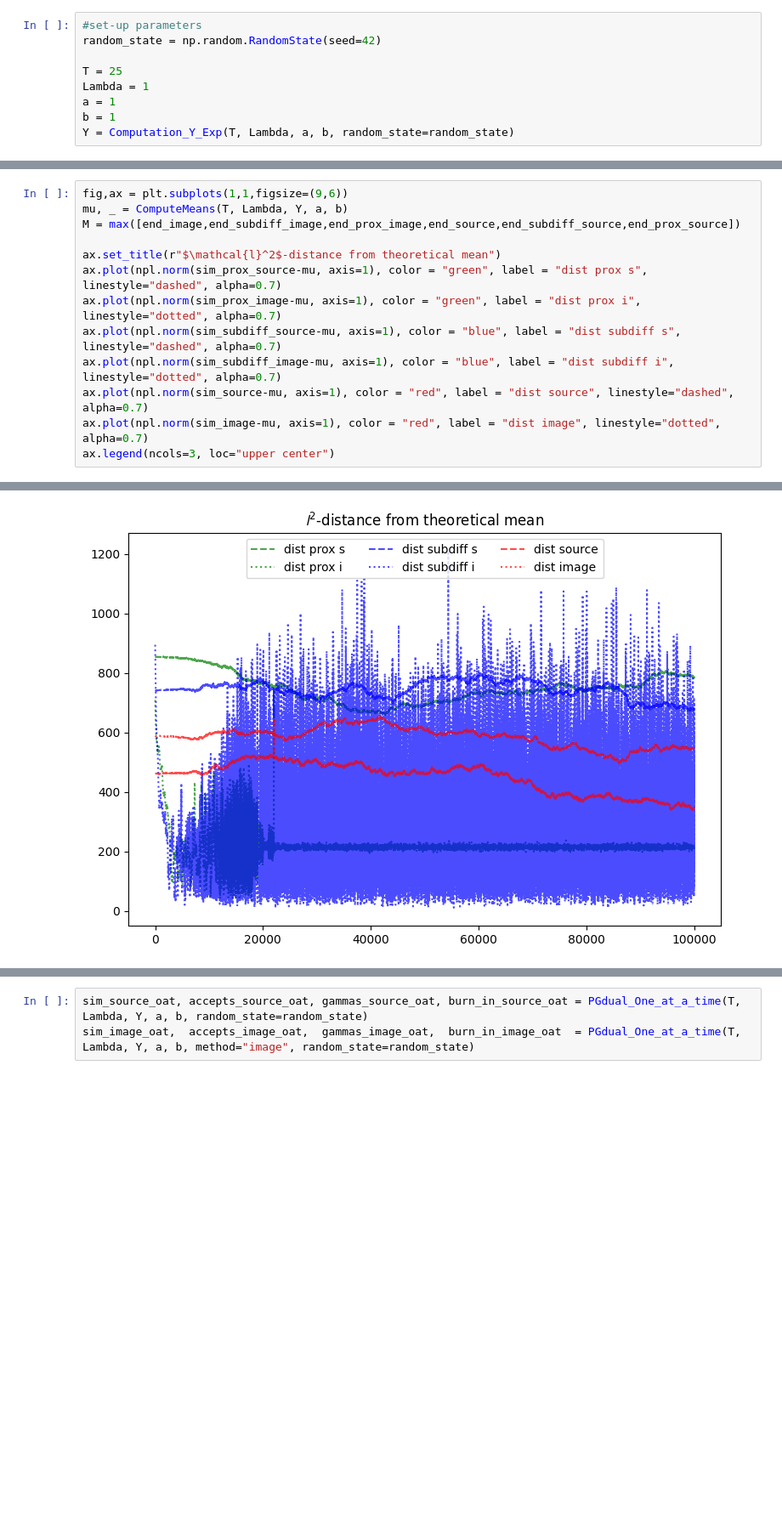
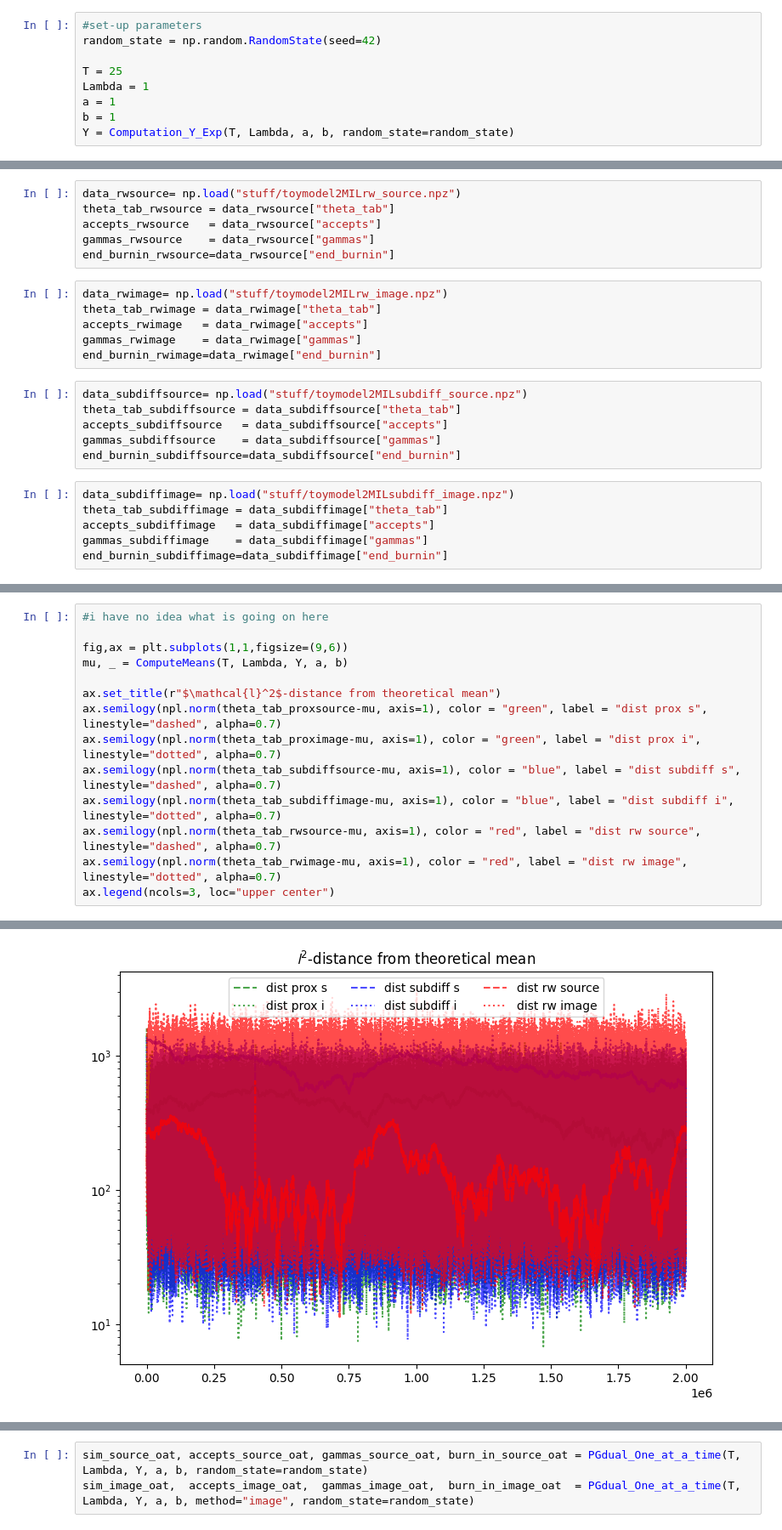
Before and after one commit to vetlerl/mcmc-epidemic, a Jupyter notebook: toy_example_graphics_new.ipynb, the cells around one changed output, grey strips where cells are left out. Shown at 85% size. Cells and saved outputs as stored; diff of their text form; blank space fills up the shorter version.

```diff
--- a/toy_example_graphics_new.ipynb
+++ b/toy_example_graphics_new.ipynb
@@ -80,0 +104,24 @@ ax.legend(ncols=4)
+# %%
+data_rwsource= np.load("stuff/toymodel2MILrw_source.npz")
+theta_tab_rwsource = data_rwsource["theta_tab"]
+accepts_rwsource   = data_rwsource["accepts"]
+gammas_rwsource    = data_rwsource["gammas"]
+end_burnin_rwsource=data_rwsource["end_burnin"]
+# %%
+data_rwimage= np.load("stuff/toymodel2MILrw_image.npz")
+theta_tab_rwimage = data_rwimage["theta_tab"]
+accepts_rwimage   = data_rwimage["accepts"]
+gammas_rwimage    = data_rwimage["gammas"]
+end_burnin_rwimage=data_rwimage["end_burnin"]
+# %%
+data_subdiffsource= np.load("stuff/toymodel2MILsubdiff_source.npz")
+theta_tab_subdiffsource = data_subdiffsource["theta_tab"]
+accepts_subdiffsource   = data_subdiffsource["accepts"]
+gammas_subdiffsource    = data_subdiffsource["gammas"]
+end_burnin_subdiffsource=data_subdiffsource["end_burnin"]
+# %%
+data_subdiffimage= np.load("stuff/toymodel2MILsubdiff_image.npz")
+theta_tab_subdiffimage = data_subdiffimage["theta_tab"]
+accepts_subdiffimage   = data_subdiffimage["accepts"]
+gammas_subdiffimage    = data_subdiffimage["gammas"]
+end_burnin_subdiffimage=data_subdiffimage["end_burnin"]
@@ -120,16 +239,17 @@ ax.legend(ncols=3, loc="upper center")
 # %%
+#i have no idea what is going on here
+
 fig,ax = plt.subplots(1,1,figsize=(9,6))
 mu, _ = ComputeMeans(T, Lambda, Y, a, b)
-M = max([end_image,end_subdiff_image,end_prox_image,end_source,end_subdiff_source,end_prox_source])
 
 ax.set_title(r"$\mathcal{l}^2$-distance from theoretical mean")
-ax.plot(npl.norm(sim_prox_source-mu, axis=1), color = "green", label = "dist prox s", linestyle="dashed", alpha=0.7)
-ax.plot(npl.norm(sim_prox_image-mu, axis=1), color = "green", label = "dist prox i", linestyle="dotted", alpha=0.7)
-ax.plot(npl.norm(sim_subdiff_source-mu, axis=1), color = "blue", label = "dist subdiff s", linestyle="dashed", alpha=0.7)
-ax.plot(npl.norm(sim_subdiff_image-mu, axis=1), color = "blue", label = "dist subdiff i", linestyle="dotted", alpha=0.7)
-ax.plot(npl.norm(sim_source-mu, axis=1), color = "red", label = "dist source", linestyle="dashed", alpha=0.7)
-ax.plot(npl.norm(sim_image-mu, axis=1), color = "red", label = "dist image", linestyle="dotted", alpha=0.7)
+ax.semilogy(npl.norm(theta_tab_proxsource-mu, axis=1), color = "green", label = "dist prox s", linestyle="dashed", alpha=0.7)
+ax.semilogy(npl.norm(theta_tab_proximage-mu, axis=1), color = "green", label = "dist prox i", linestyle="dotted", alpha=0.7)
+ax.semilogy(npl.norm(theta_tab_subdiffsource-mu, axis=1), color = "blue", label = "dist subdiff s", linestyle="dashed", alpha=0.7)
+ax.semilogy(npl.norm(theta_tab_subdiffimage-mu, axis=1), color = "blue", label = "dist subdiff i", linestyle="dotted", alpha=0.7)
+ax.semilogy(npl.norm(theta_tab_rwsource-mu, axis=1), color = "red", label = "dist rw source", linestyle="dashed", alpha=0.7)
+ax.semilogy(npl.norm(theta_tab_rwimage-mu, axis=1), color = "red", label = "dist rw image", linestyle="dotted", alpha=0.7)
 ax.legend(ncols=3, loc="upper center")
 # %% [output]
 <matplotlib.legend.Legend at 0x...>
-[figure, old version]
+[figure, new version]
```
Also changed, not shown: parts of 32 cells of this notebook, 1 other file.
